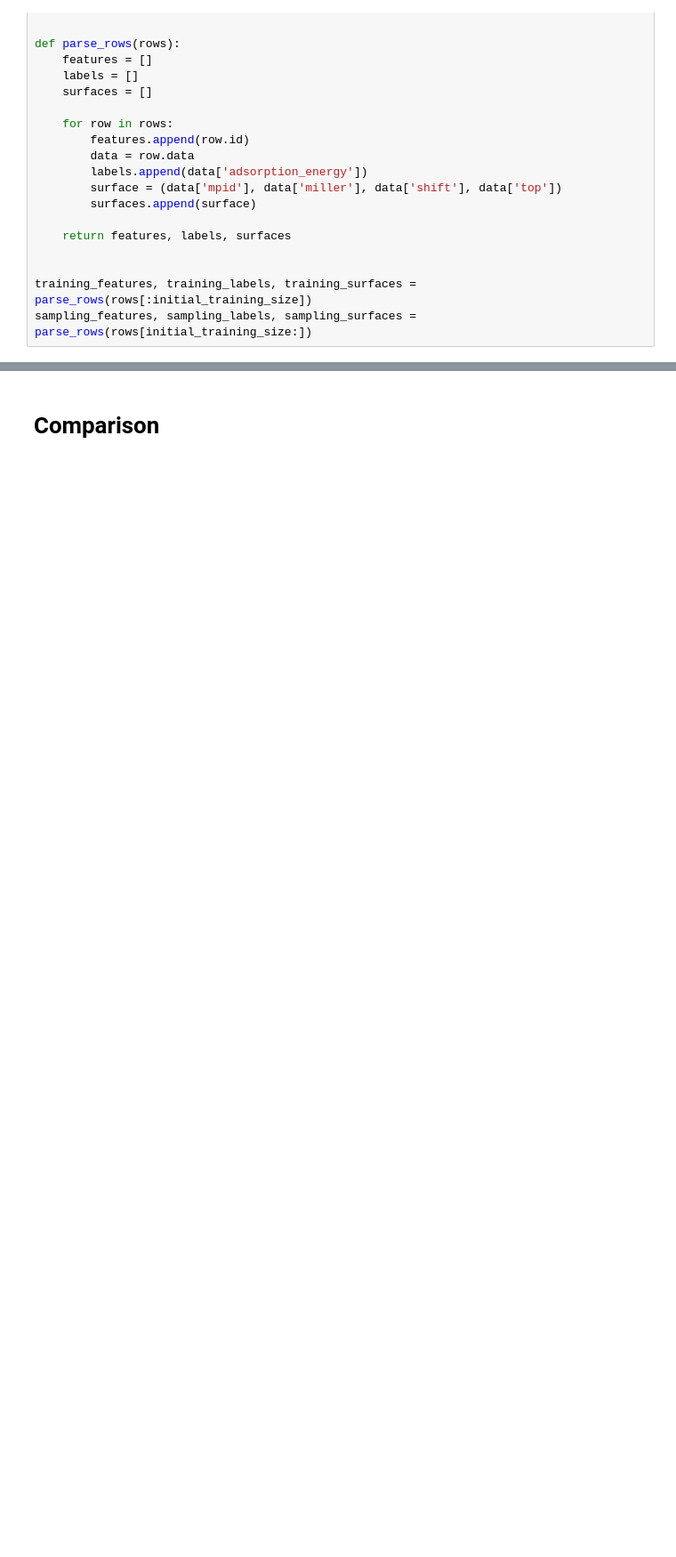
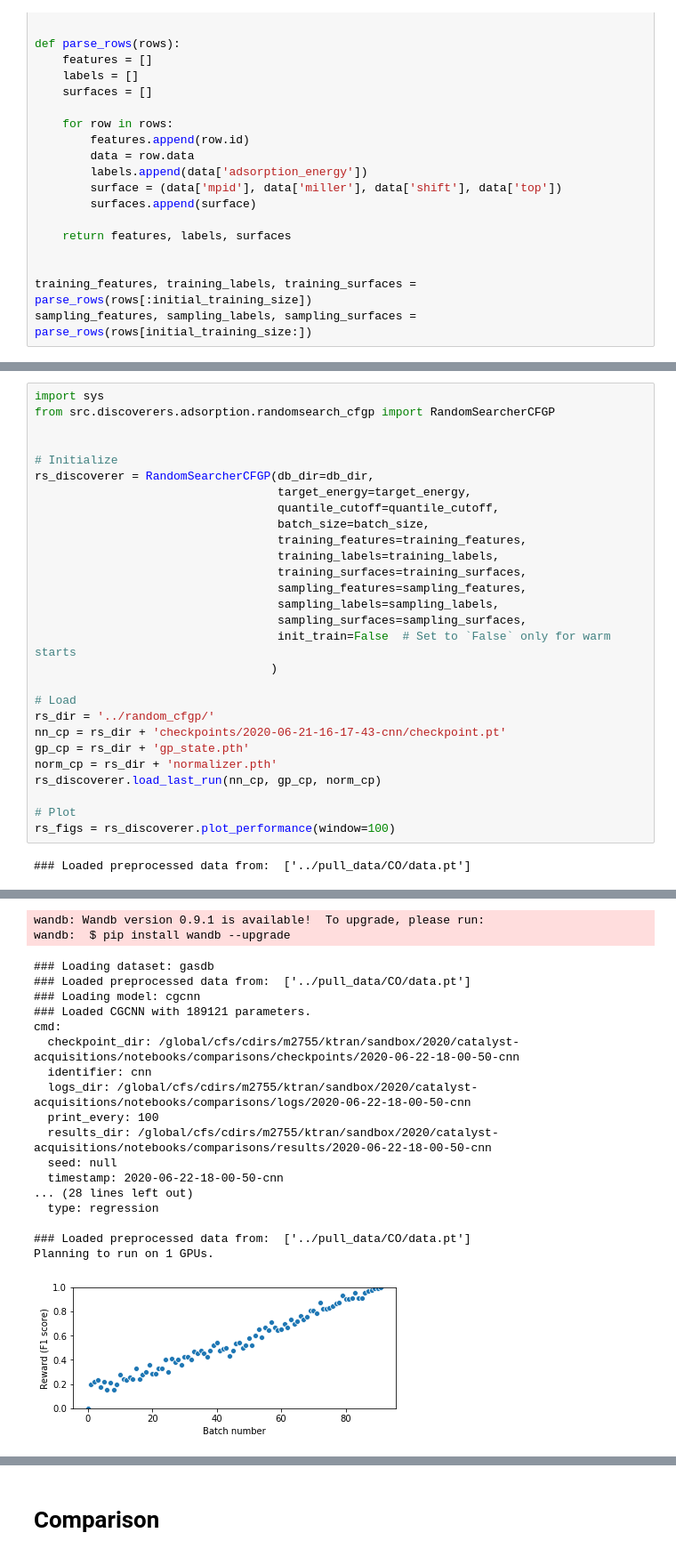
Before and after one commit to ulissigroup/catalyst-acquisitions, a Jupyter notebook: notebooks/comparisons/compare_hallucinations.ipynb, the cells around one changed output, grey strips where cells are left out. Shown at 89% size. Saved outputs shown, nothing was run; the diff lists cells and outputs as text; blank space fills up the shorter version.

Commit message:
Redo F1 comparison for various hallucinations

```diff
--- a/notebooks/comparisons/compare_hallucinations.ipynb
+++ b/notebooks/comparisons/compare_hallucinations.ipynb
@@ -42,0 +48,30 @@ sampling_features, sampling_labels, sampling_surfaces = parse_rows(rows[initial_
+# %%
+import sys
+from src.discoverers.adsorption.randomsearch_cfgp import RandomSearcherCFGP
+
+
+# Initialize
+rs_discoverer = RandomSearcherCFGP(db_dir=db_dir,
+                                   target_energy=target_energy,
+                                   quantile_cutoff=quantile_cutoff,
+                                   batch_size=batch_size,
+                                   training_features=training_features,
+                                   training_labels=training_labels,
+                                   training_surfaces=training_surfaces,
+                                   sampling_features=sampling_features,
+                                   sampling_labels=sampling_labels,
+                                   sampling_surfaces=sampling_surfaces,
+                                   init_train=False  # Set to `False` only for warm starts
+                                  )
+
+# Load
+rs_dir = '../random_cfgp/'
+nn_cp = rs_dir + 'checkpoints/2020-06-21-16-17-43-cnn/checkpoint.pt'
+gp_cp = rs_dir + 'gp_state.pth'
+norm_cp = rs_dir + 'normalizer.pth'
+rs_discoverer.load_last_run(nn_cp, gp_cp, norm_cp)
+
+# Plot
+rs_figs = rs_discoverer.plot_performance(window=100)
+# %% [output]
+### Loaded preprocessed data from:  ['../pull_data/CO/data.pt']
@@ -42,0 +81,20 @@ sampling_features, sampling_labels, sampling_surfaces = parse_rows(rows[initial_
+wandb: Wandb version 0.9.1 is available!  To upgrade, please run:
+wandb:  $ pip install wandb --upgrade
+### Loading dataset: gasdb
+### Loaded preprocessed data from:  ['../pull_data/CO/data.pt']
+### Loading model: cgcnn
+### Loaded CGCNN with 189121 parameters.
+cmd:
+  checkpoint_dir: /global/cfs/cdirs/m2755/ktran/sandbox/2020/catalyst-acquisitions/notebooks/comparisons/checkpoints/2020-06-22-18-00-50-cnn
+  identifier: cnn
+  logs_dir: /global/cfs/cdirs/m2755/ktran/sandbox/2020/catalyst-acquisitions/notebooks/comparisons/logs/2020-06-22-18-00-50-cnn
+  print_every: 100
+  results_dir: /global/cfs/cdirs/m2755/ktran/sandbox/2020/catalyst-acquisitions/notebooks/comparisons/results/2020-06-22-18-00-50-cnn
+  seed: null
+  timestamp: 2020-06-22-18-00-50-cnn
+... (28 lines left out)
+  type: regression
+
+### Loaded preprocessed data from:  ['../pull_data/CO/data.pt']
+Planning to run on 1 GPUs.
+[figure, added]
```
Also changed, not shown: parts of 10 cells of this notebook, 1 other file.
